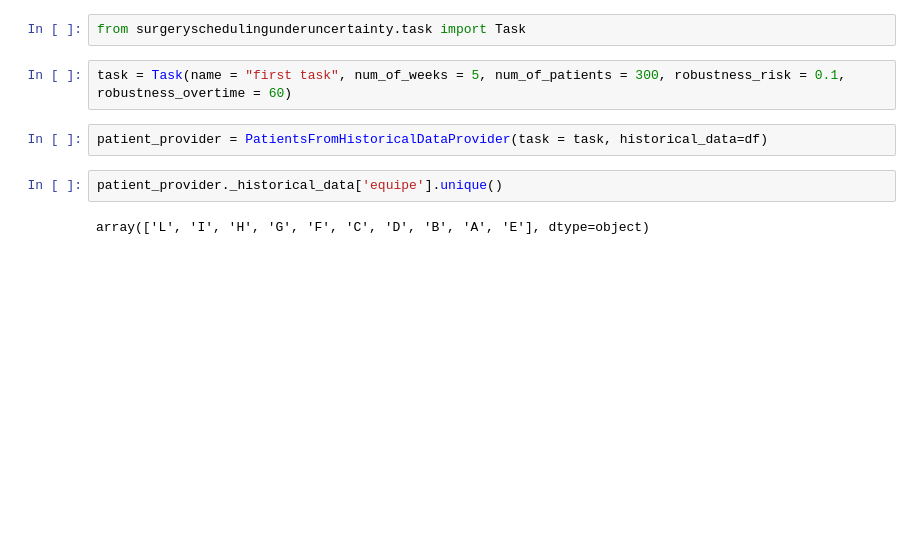
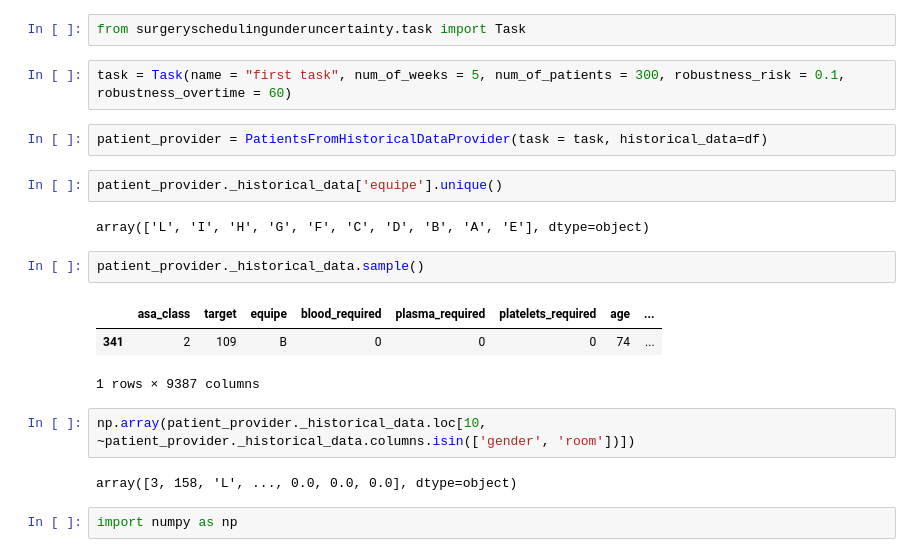
Before and after one commit to gabryallaseconda/SurgerySchedulingUnderUncertainty, a Jupyter notebook: notebooks/testing.ipynb, the cells around one changed output. Drawn from its saved outputs; the diff is of its cells as text; blank space fills up the shorter version.

Commit message:
Coded part of patient provider classes

```diff
--- a/notebooks/testing.ipynb
+++ b/notebooks/testing.ipynb
@@ -388,3 +388,15 @@ patient_provider = PatientsFromHistoricalDataProvider(task = task, historical_da
 patient_provider._historical_data['equipe'].unique()
 # %% [output]
 array(['L', 'I', 'H', 'G', 'F', 'C', 'D', 'B', 'A', 'E'], dtype=object)
+# %%
+patient_provider._historical_data.sample()
+# %% [output]
+|  | asa_class | target | equipe | blood_required | plasma_required | platelets_required | age | ... |
+| 341 | 2 | 109 | B | 0 | 0 | 0 | 74 | ... |
+1 rows × 9387 columns
+# %%
+np.array(patient_provider._historical_data.loc[10, ~patient_provider._historical_data.columns.isin(['gender', 'room'])])
+# %% [output]
+array([3, 158, 'L', ..., 0.0, 0.0, 0.0], dtype=object)
+# %%
+import numpy as np
```
Also changed, not shown: parts of 1 cell of this notebook, 3 other files.
